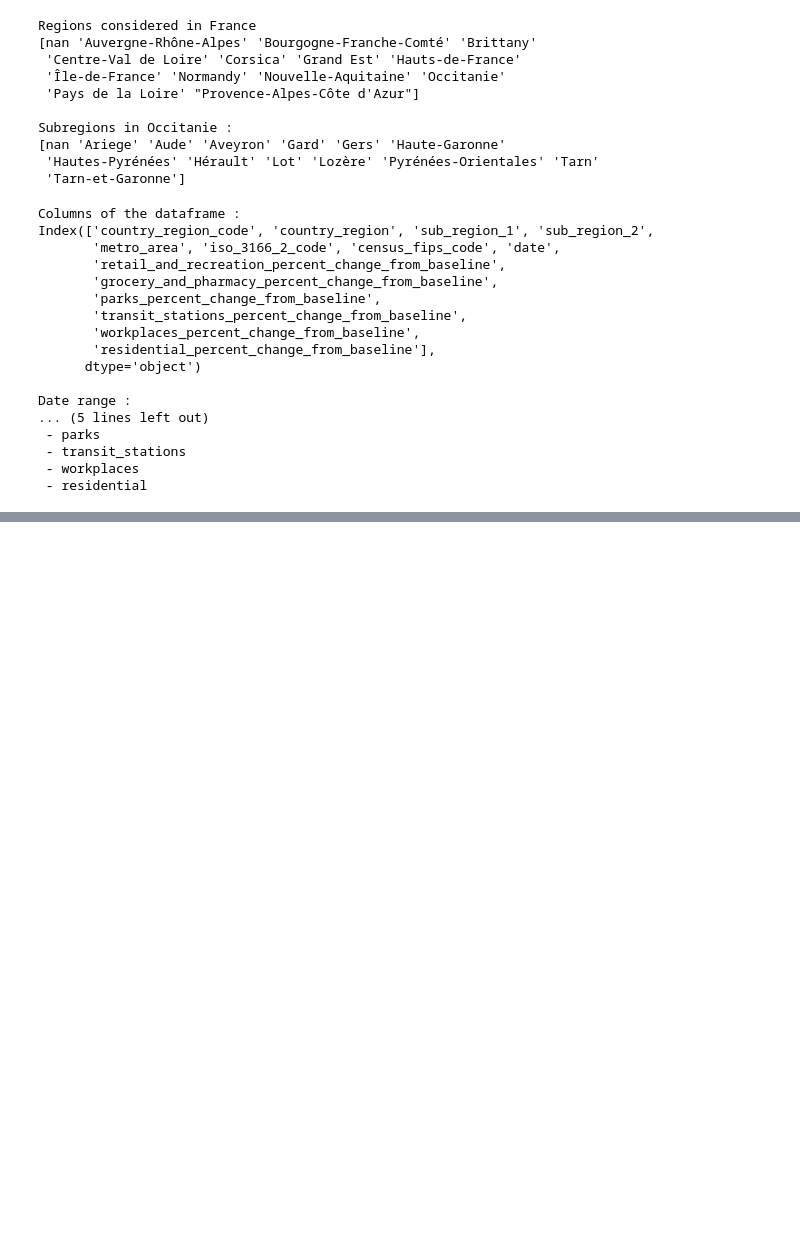
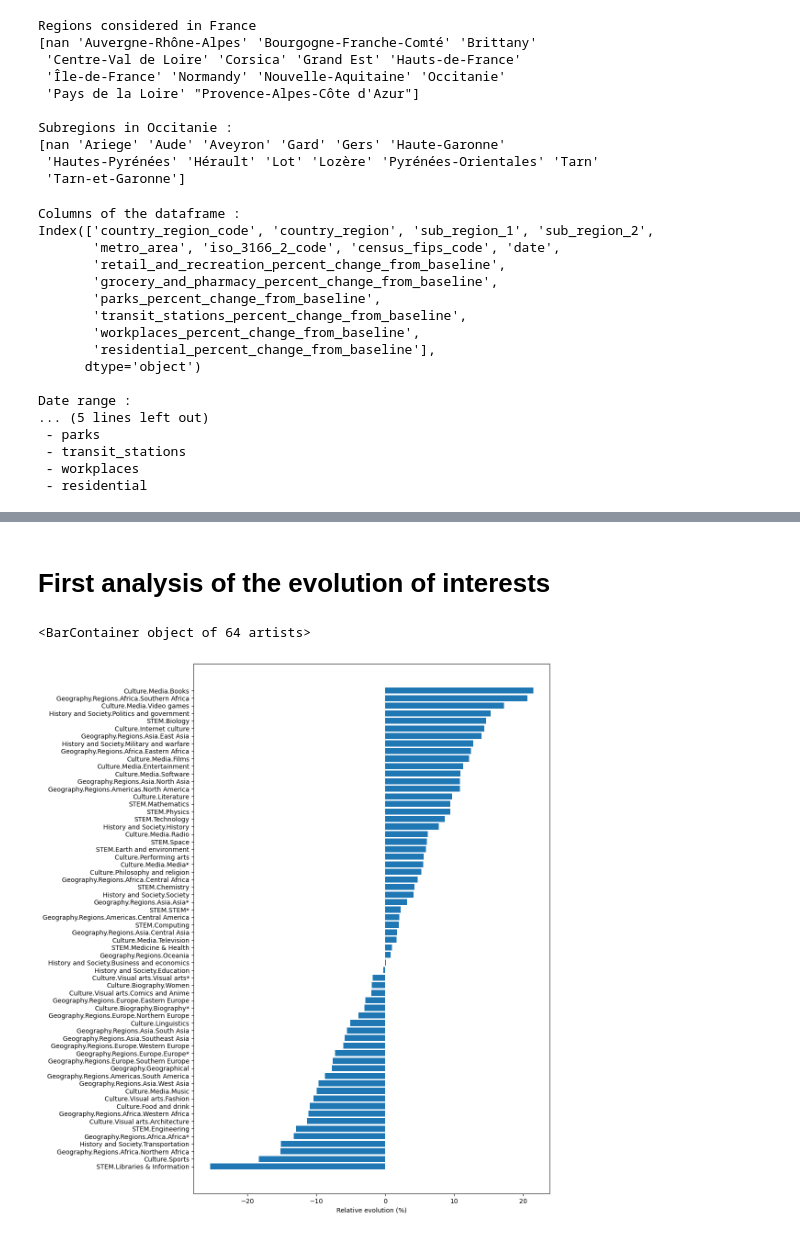
Before and after one commit to epfl-ada/ada-2022-project-datamineurs, a Jupyter notebook: ADA_coronawiki_project.ipynb, the cells around one changed output, grey strips where cells are left out. Cells and saved outputs as stored; diff of their text form; code cells hidden in the pictures; blank space fills up the shorter version.

```diff
--- a/ADA_coronawiki_project.ipynb
+++ b/ADA_coronawiki_project.ipynb
@@ -470,0 +359,44 @@ During the first weeks of the lockdown we can clearly identify a very marked inc
+# %% [markdown]
+# First analysis of the evolution of interests
+# %%
+#Here we want to plot how each topic evolved during the pandemics with respect to the normal
+
+# Let's put in the list time the list of the days of the considered period
+time = list(json_timeseries['it']['topics']['Culture.Sports']['sum'].keys())
+# We just remove the hours
+time = [t[:10] for t in time]
+
+# Thanks to the dataframe df_interventions we can get the dates of the lockdown in Italy
+lockdown_start = df_interventions.loc[df_interventions['lang'] == 'it']['Lockdown'].to_list()
+lockdown_end = df_interventions.loc[df_interventions['lang'] == 'it']['Normalcy'].to_list()
+
+# We compute the index of these dates in the list of the days
+start_index = time.index(lockdown_start[0])
+end_index = time.index(lockdown_end[0])
+
+#Create an empty dataframe which will contain the relative evolution for each topic
+df = pd.DataFrame({'topic' : [], 'evolution' : []})
+
+#For each topic, compute its evolution and add it to the dataframe
+for topic in json_timeseries['it']['topics'].keys() :
+    topic_m = pd.Series(list(json_timeseries['it.m']['topics'][topic]['percent'].values()))
+    topic_normal = pd.Series(list(json_timeseries['it']['topics'][topic]['percent'].values()))
+    topic_all = topic_normal.add(topic_m)
+
+    #Relative evolution : ratio between the relative topic interset during the pandemic vs before pandemic
+    relative_evolution = topic_all[start_index:end_index].mean() / topic_all.mean()
+
+    #Select only the topics where the evolution is strong
+    threshold=0.0 #can be increased if you want only the topics which have change above the threshold
+    if relative_evolution > 1+threshold or relative_evolution < 1-threshold:
+        new_entry = [topic, (relative_evolution-1)*100]
+        df.loc[df.shape[0]] = new_entry
+
+#Sort and plot the dataframe
+df.sort_values(by=['evolution'], inplace=True)
+plt.figure(figsize=(10, 15))
+plt.xlabel('Relative evolution (%)')
+plt.barh(df['topic'], df['evolution'])
+# %% [output]
+<BarContainer object of 64 artists>
+[figure, added]
```
Also changed, not shown: parts of 23 cells of this notebook, 1 other file.
